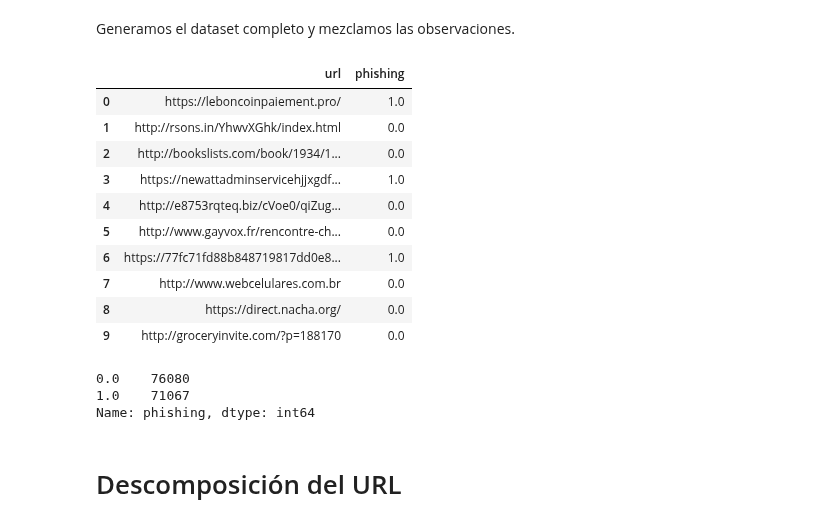
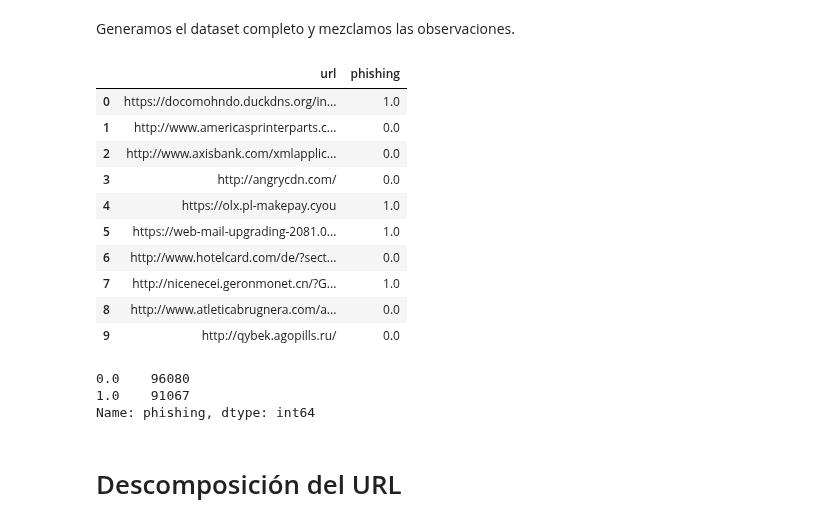
Before and after one commit to JuanCruzC97/Proyecto_CDD, a Jupyter notebook: Proyecto A/00 - Creación Dataset y Variables/Creacion_Dataset.ipynb, the cells around one changed output. Cells and saved outputs as stored; diff of their text form; code cells hidden in the pictures.

Commit message:
Notebook Creacion Dataset terminado

```diff
--- a/Proyecto A/00 - Creación Dataset y Variables/Creacion_Dataset.ipynb
+++ b/Proyecto A/00 - Creación Dataset y Variables/Creacion_Dataset.ipynb
@@ -74,3 +74,11 @@ data_phish_valid2
 | 59958 | https://orangecom1.yolasite.com/ | 1.0 |
 | 59959 | https://ihours.cn/wp-content/plug... | 1.0 |
 59960 rows × 2 columns
+# %%
+data_phish_valid3 = pd.read_csv('Datasets/Dataset_Phishing_Valid2.csv')
+data_phish_valid3['phishing'] = np.ones(data_phish_valid3.shape[0])
+data_phish_valid3 = data_phish_valid3[['URL','phishing']]
+data_phish_valid3.columns = ['url', 'phishing']
+data_phish_valid3 = data_phish_valid3.iloc[:20000]
+print(data_phish_valid3.shape)
+data_phish_valid3
@@ -145,3 +168,11 @@ data_phish_invalid
 | 76078 | http://sm3v.9hz.com/ | 0.0 |
 | 76079 | http://www.taic.doh.gov.tw/public... | 0.0 |
 76080 rows × 2 columns
+# %%
+data_phish_invalid2 = pd.read_csv('Datasets/Dataset_Phishing_Invalid2.csv')
+data_phish_invalid2['phishing'] = np.zeros(data_phish_invalid2.shape[0])
+data_phish_invalid2 = data_phish_invalid2[['URL','phishing']]
+data_phish_invalid2.columns = ['url', 'phishing']
+data_phish_invalid2 = data_phish_invalid2.iloc[:20000]
+print(data_phish_invalid2.shape)
+data_phish_invalid2
@@ -151,27 +197,27 @@ data_phish_invalid
 Generamos el dataset completo y mezclamos las observaciones.
 # %%
 # Pruebo sin incluir top_urls
-data = pd.concat([data_phish_invalid, data_phish_valid1, data_phish_valid2])
+data = pd.concat([data_phish_invalid, data_phish_invalid2, data_phish_valid1, data_phish_valid2, data_phish_valid3])
 data = data.sample(frac=1, random_state = 42).reset_index(drop=True)
 data.to_csv('Dataset.csv')
 data.head(10)
 # %% [output]
 |  | url | phishing |
-| 0 | https://leboncoinpaiement.pro/ | 1.0 |
-| 1 | http://rsons.in/YhwvXGhk/index.html | 0.0 |
-| 2 | http://bookslists.com/book/1934/1... | 0.0 |
-| 3 | https://newattadminservicehjjxgdf... | 1.0 |
-| 4 | http://e8753rqteq.biz/cVoe0/qiZug... | 0.0 |
-| 5 | http://www.gayvox.fr/rencontre-ch... | 0.0 |
-| 6 | https://77fc71fd88b848719817dd0e8... | 1.0 |
-| 7 | http://www.webcelulares.com.br | 0.0 |
-| 8 | https://direct.nacha.org/ | 0.0 |
-| 9 | http://groceryinvite.com/?p=188170 | 0.0 |
+| 0 | https://docomohndo.duckdns.org/in... | 1.0 |
+| 1 | http://www.americasprinterparts.c... | 0.0 |
+| 2 | http://www.axisbank.com/xmlapplic... | 0.0 |
+| 3 | http://angrycdn.com/ | 0.0 |
+| 4 | https://olx.pl-makepay.cyou | 1.0 |
+| 5 | https://web-mail-upgrading-2081.0... | 1.0 |
+| 6 | http://www.hotelcard.com/de/?sect... | 0.0 |
+| 7 | http://nicenecei.geronmonet.cn/?G... | 1.0 |
+| 8 | http://www.atleticabrugnera.com/a... | 0.0 |
+| 9 | http://qybek.agopills.ru/ | 0.0 |
 # %%
 data['phishing'].value_counts()
 # %% [output]
-0.0    76080
-1.0    71067
+0.0    96080
+1.0    91067
 Name: phishing, dtype: int64
 # %% [markdown]
 # Descomposición del URL
```
Also changed, not shown: parts of 27 cells of this notebook, 3 other files.
